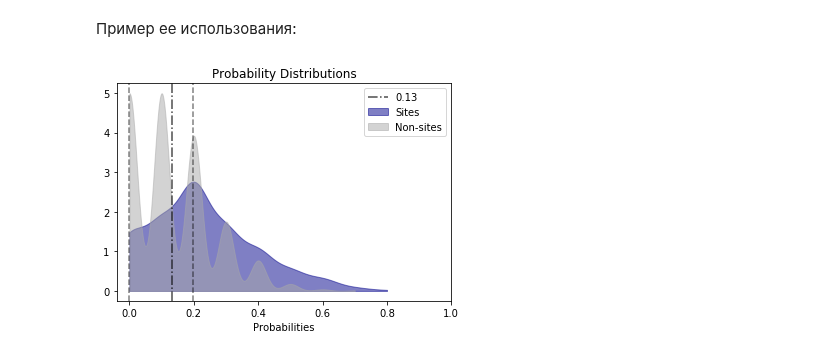
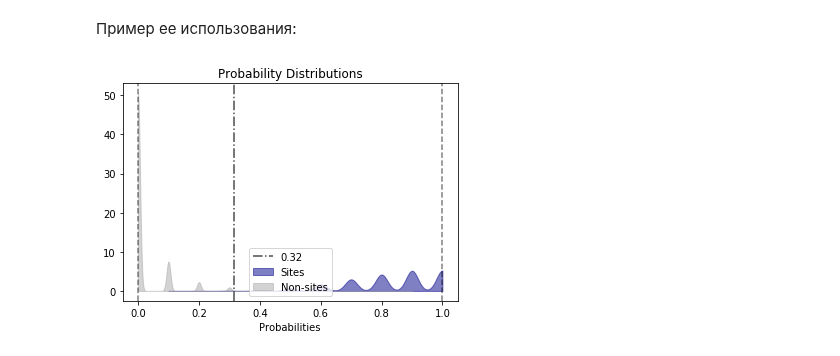
Before and after one commit to ml-mipt/ml-mipt-part1, a Jupyter notebook: 2018/hw/hw4/data_processing_guide/Class Magnesium. User Guide.ipynb, the cells around one changed output. Cells and saved outputs as stored; diff of their text form; code cells hidden in the pictures.

```diff
--- a/2018/hw/hw4/data_processing_guide/Class Magnesium. User Guide.ipynb
+++ b/2018/hw/hw4/data_processing_guide/Class Magnesium. User Guide.ipynb
@@ -106,12 +120,17 @@ RandomForestClassifier(bootstrap=True, class_weight=None, criterion='gini',
    (по дефолту она берется из класса, но можно передать и извне в параметре model) на данных x, y;
    Оценить качество предсказания и построить графики.
    Вовзращает словарь, аналогичный fit_predict.
+   И по умолчанию рисует графики метрик качества, аналогичные fit_predict.
+
+   Ecли y == None, все оценки качества и графики имеют значения None.
 '''
 predict_train =  m.predict(x = m.x,
                            y = m.y,
-                             model=m.trained_model)
+                           model=m.trained_model,
+                           plots = True)
 predict_test =  m.predict(x = test['x'],
-                           y = test['y'],
-                            model=m.trained_model)
+                          y = test['y'],
+                          model=m.trained_model,
+                          plots = False)
 # %% [output]
 [figure]
@@ -126,6 +144,6 @@ def plot_one_plot(plot_elements):
 # %% [markdown]
 Пример ее использования:
 # %%
-plot_one_plot(predict_test['plots']['prob_density'])
+plot_one_plot(predict_train['plots']['prob_density'])
 # %% [output]
-[figure, old version]
+[figure, new version]
```
Also changed, not shown: parts of 4 cells of this notebook, 1 other file.
